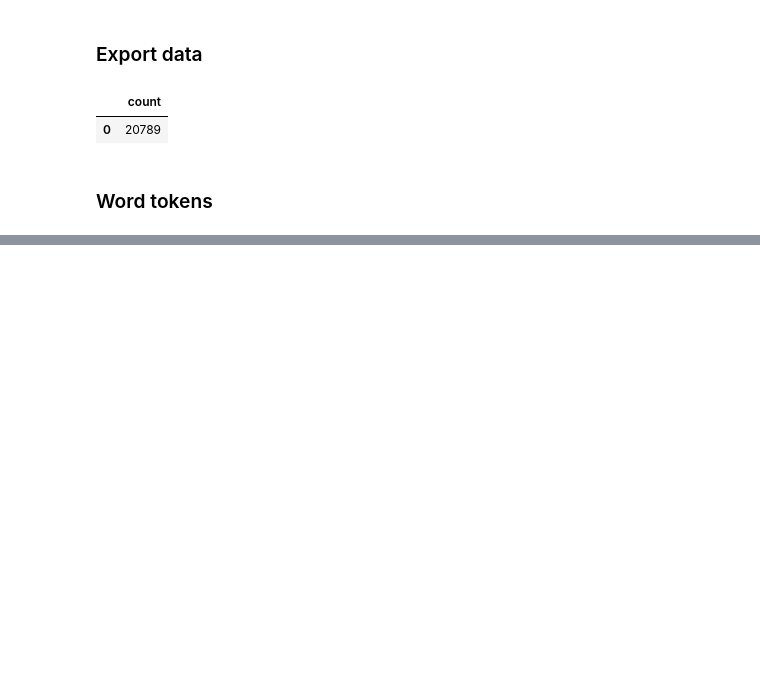
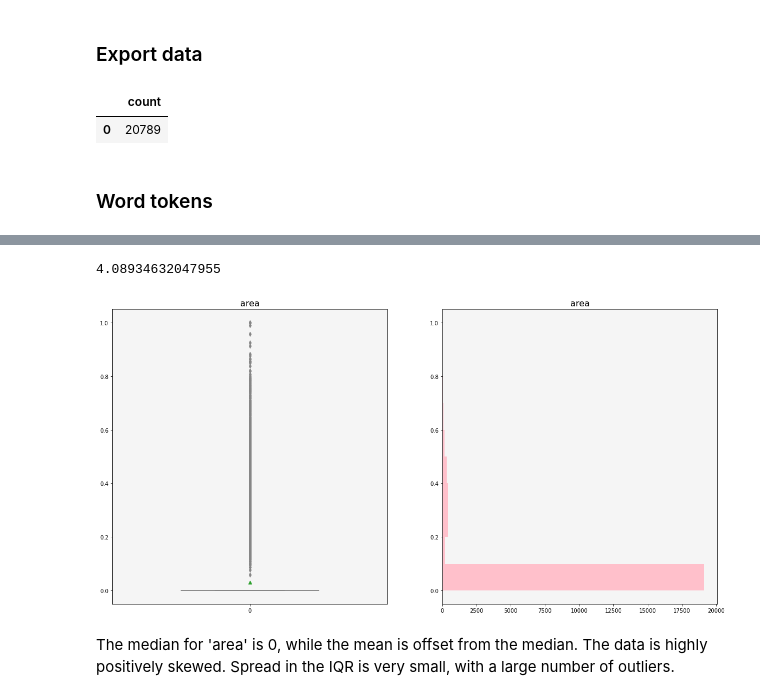
Before and after one commit to ajobsis/capstone, a Jupyter notebook: part-03/code/eda.ipynb, the cells around one changed output, grey strips where cells are left out. Saved outputs shown, nothing was run; the diff lists cells and outputs as text; code cells hidden in the pictures; blank space fills up the shorter version.

```diff
--- a/part-03/code/eda.ipynb
+++ b/part-03/code/eda.ipynb
@@ -308,0 +361,10 @@ Name: amazing, Length: 20789, dtype: float64
+# %%
+reviews_vectorized[vector_cols[1]].skew()
+# %% [output]
+4.08934632047955
+# %%
+box_plot(reviews_vectorized, vector_cols[1])
+# %% [output]
+[figure, added]
+# %% [markdown]
+The median for 'area' is 0, while the mean is offset from the median.  The data is highly positively skewed. Spread in the IQR is very small, with a large number of outliers.
```
Also changed, not shown: parts of 216 cells of this notebook.
